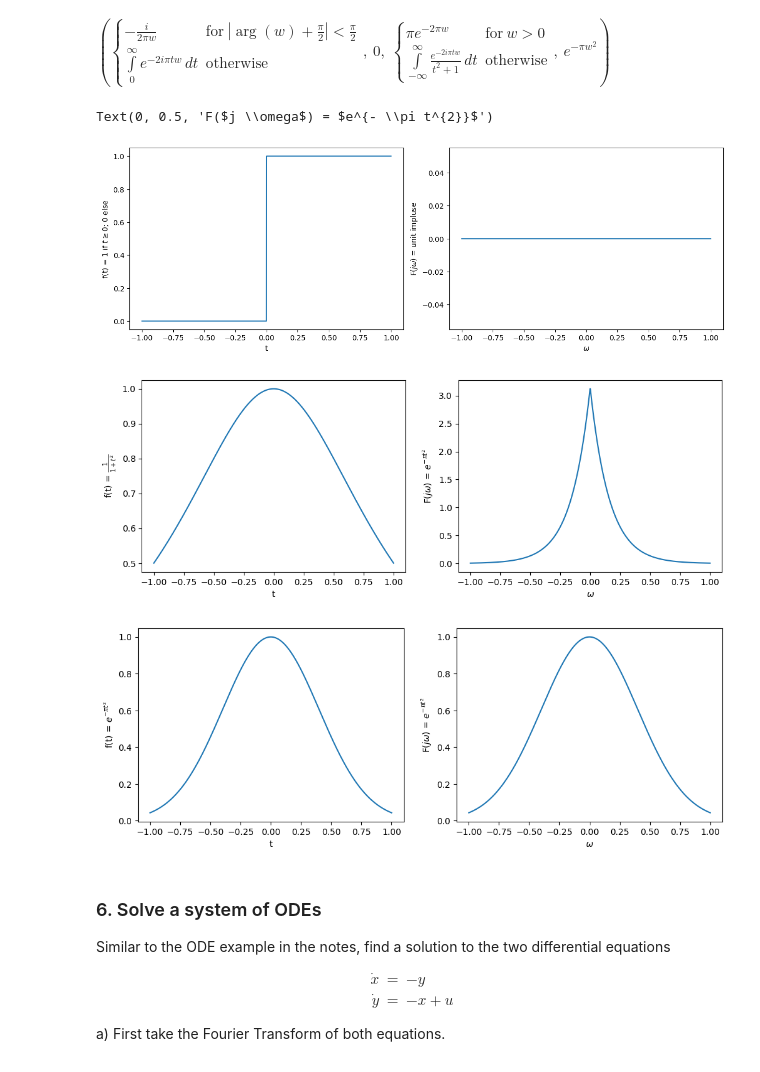
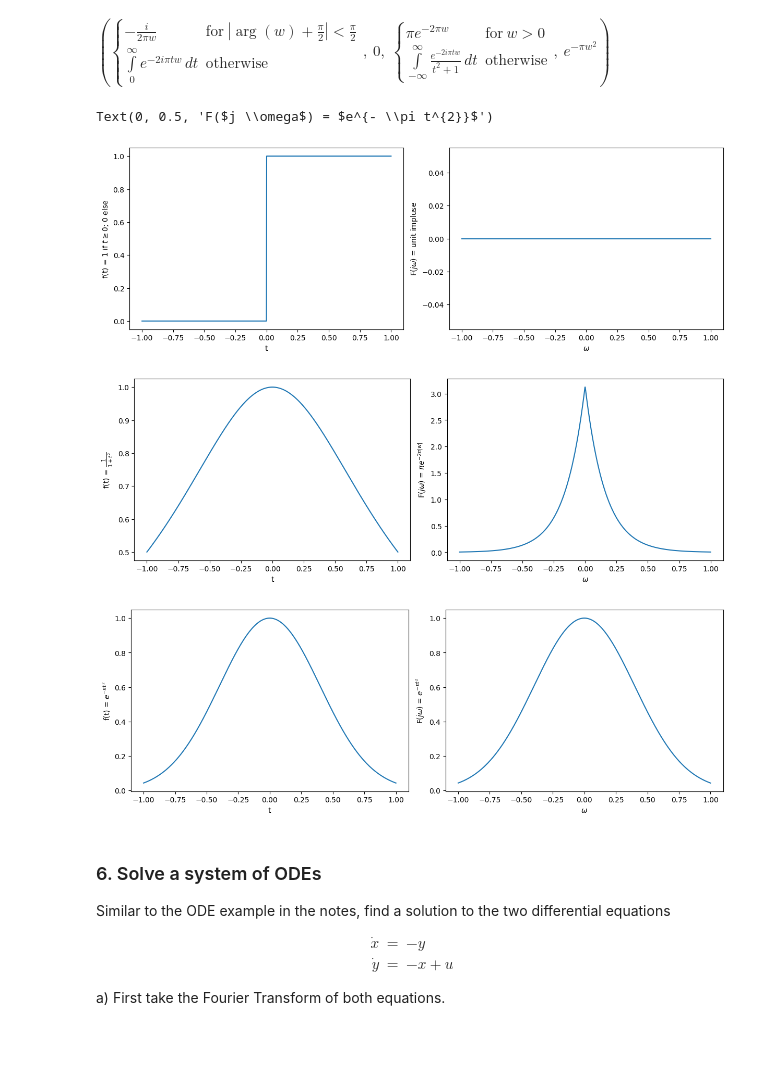
Before and after one commit to enriquea02/uw, a Jupyter notebook: eep502_analytical_methods_for_electrical_engineering/homework/HW_06_Fourier_transforms_eantunano.ipynb, the cells around one changed output. Cells and saved outputs as stored; diff of their text form; code cells hidden in the pictures.

```diff
--- a/eep502_analytical_methods_for_electrical_engineering/homework/HW_06_Fourier_transforms_eantunano.ipynb
+++ b/eep502_analytical_methods_for_electrical_engineering/homework/HW_06_Fourier_transforms_eantunano.ipynb
@@ -310,38 +310,38 @@ Ft1_vals = [sm.re(Ft1.subs(w, w_val).evalf()) for w_val in w_vals]
 Ft2 = np.pi*np.exp(-2*np.pi*np.abs(w_vals))
 Ft3 = np.exp(-np.pi * w_vals**2)
 
 # Plot all the functions
 fig,ax=plt.subplots(1,2,figsize=(12,4), constrained_layout=True)
 t = np.linspace(-1,1,1000)
 ax[0].plot(t,ft1_lam(t))
 ax[0].set_xlabel("t")
 ax[0].set_ylabel("f(t) = $1$ if $t \geq 0$; $0$ else")
 ax[1].plot(w_vals,Ft1_vals)
 ax[1].set_xlabel("$\omega$")
 ax[1].set_ylabel("F($j \omega$) = unit impluse")
 
-fig,bx=plt.subplots(1,2,figsize=(12,4))
+fig,bx=plt.subplots(1,2,figsize=(12,4), constrained_layout=True)
 t = np.linspace(-1,1,1000)
 bx[0].plot(t,ft2_lam(t))
 bx[0].set_xlabel("t")
 bx[0].set_ylabel("f(t) = $ \\frac{1}{1+t^{2}} $")
 bx[1].plot(w_vals,Ft2)
 bx[1].set_xlabel("$\omega$")
-bx[1].set_ylabel("F($j \omega$) = $e^{- \pi t^{2}}$")
+bx[1].set_ylabel("F($j \omega$) = $\pi e^{- 2 \pi |w|}$")
 
-fig,cx=plt.subplots(1,2,figsize=(12,4))
+fig,cx=plt.subplots(1,2,figsize=(12,4), constrained_layout=True)
 t = np.linspace(-1,1,1000)
 cx[0].plot(t,ft3_lam(t))
 cx[0].set_xlabel("t")
 cx[0].set_ylabel("f(t) = $e^{- \pi t^{2}}$")
 cx[1].plot(w_vals,Ft3)
 cx[1].set_xlabel("$\omega$")
 cx[1].set_ylabel("F($j \omega$) = $e^{- \pi t^{2}}$")
 # %% [output]
 Text(0, 0.5, 'F($j \\omega$) = $e^{- \\pi t^{2}}$')
 [figure]
-[figure, old version]
+[figure, new version]
-[figure, old version]
+[figure, new version]
 # %% [markdown]
 ### 6. Solve a system of ODEs
 
```
